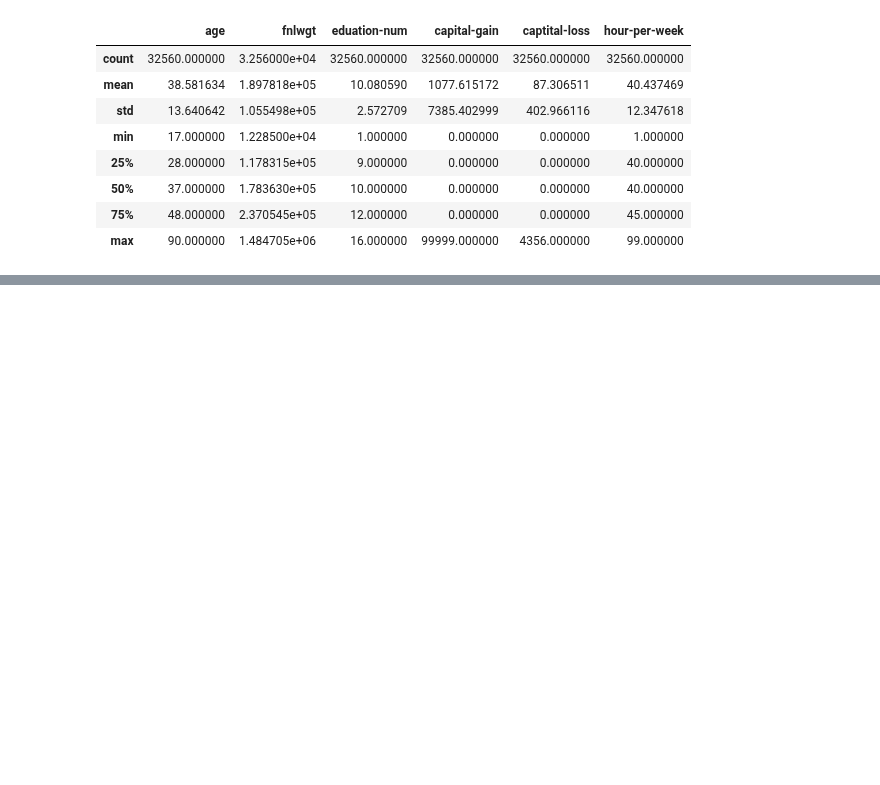
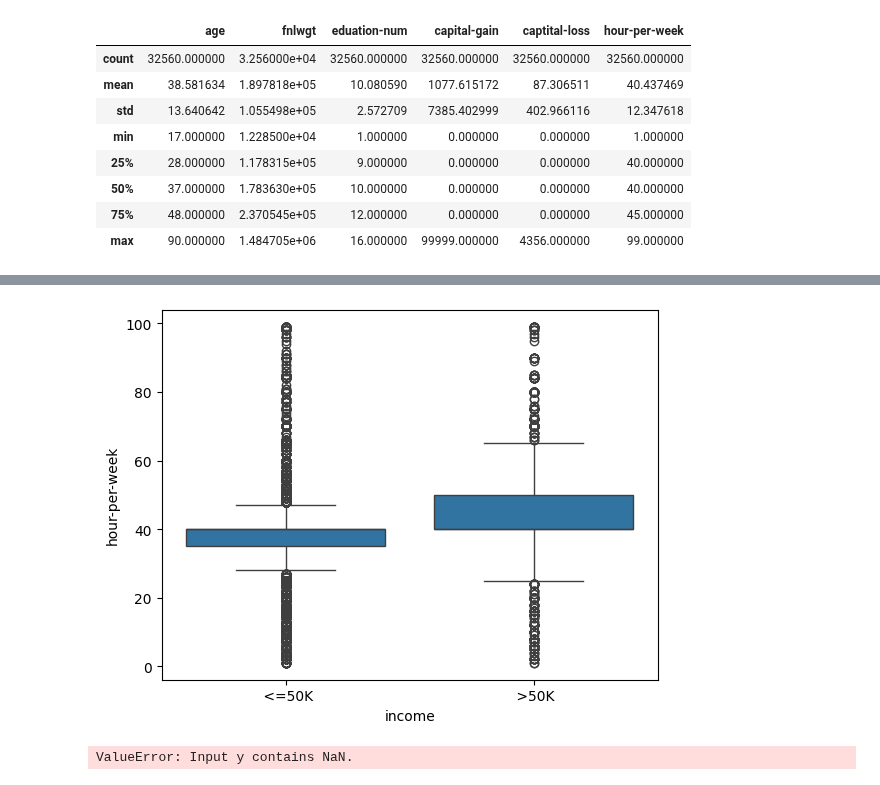
Before and after one commit to ZainabManzoorr/Adult-income, a Jupyter notebook: load_data.ipynb, the cells around one changed output, grey strips where cells are left out. Saved outputs shown, nothing was run; the diff lists cells and outputs as text; code cells hidden in the pictures; blank space fills up the shorter version.

```diff
--- a/load_data.ipynb
+++ b/load_data.ipynb
@@ -49,0 +92,5 @@ df.describe()
+# %%
+sns.boxplot(x='income', y='hour-per-week', data=df)
+plt.show()
+# %% [output]
+[figure, added]
@@ -49,0 +102,10 @@ df.describe()
+# %%
+from sklearn.model_selection import train_test_split
+X_train, X_test, y_train, y_test = train_test_split(
+    X, y,
+    test_size=0.2,
+    stratify=y,
+    random_state=42
+)
+# %% [output]
+ValueError: Input y contains NaN.
```
Also changed, not shown: parts of 8 cells of this notebook.
